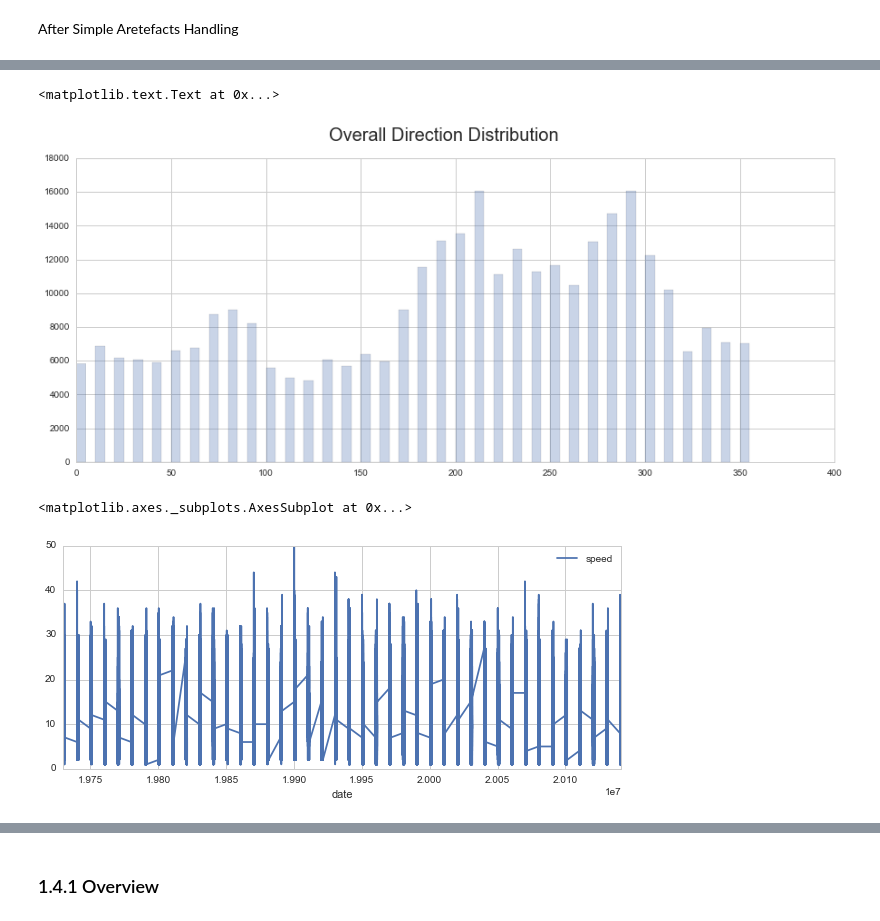
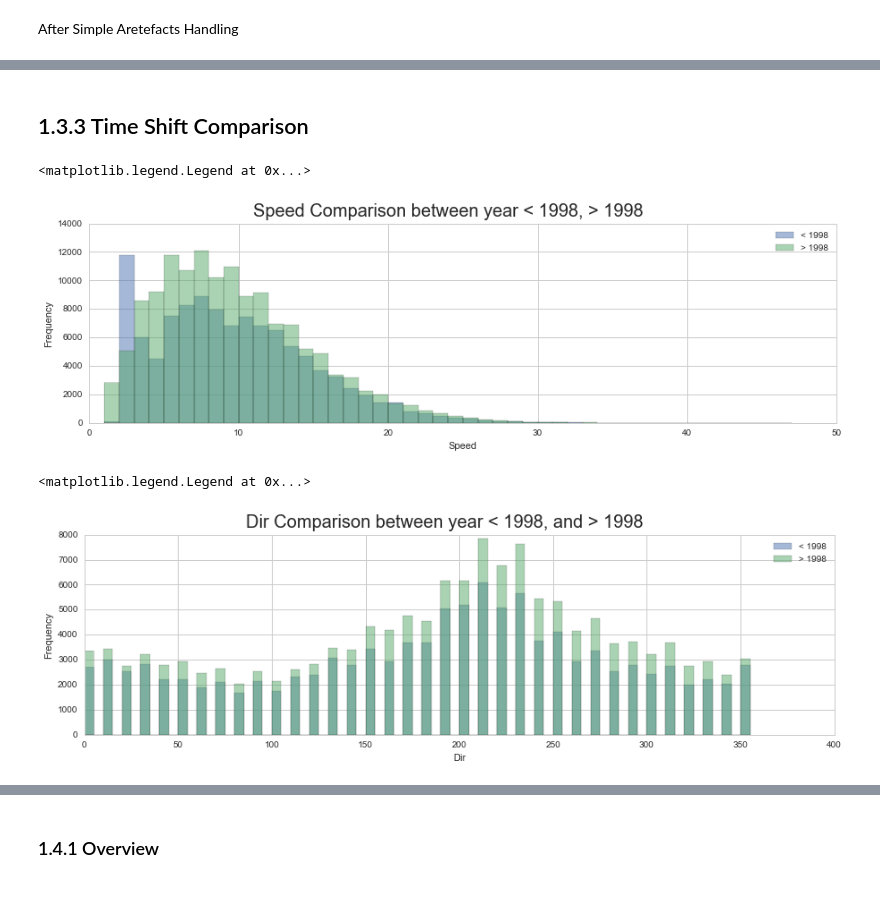
Before and after one commit to cqcn1991/Wind-Speed-Analysis, a Jupyter notebook: time_shift.ipynb, the cells around one changed output, grey strips where cells are left out. Cells and saved outputs as stored; diff of their text form; code cells hidden in the pictures; blank space fills up the shorter version.

```diff
--- a/time_shift.ipynb
+++ b/time_shift.ipynb
@@ -142,7 +137,8 @@ df['incre'].plot(kind='hist', bins=bins, legend=True)
 # %%
 # Simple Artefacts Handling
-df =  df[ (df['incre'] < 20)&(df['incre_reverse'] < 20)]
-df = df[df['dir'] % 10 <= 0.1]
+incre_threshold = 20 if knot_unit else 10
+df = df.query('(incre < @incre_threshold )&(incre_reverse < @incre_threshold )')
+df = df.query('dir % 10 <= 0.1')
 # %% [markdown]
 After Simple Aretefacts Handling
 # %%
@@ -202,0 +204,13 @@ plt.suptitle('Overall Speed Distribution', fontsize = 20)
+# %%
+# Data Selection
+if "ciampino" in ipath:
+    df = df[(df['HrMn'] % 100 == 15)|(df['HrMn'] % 100 == 45)|(df['HrMn'] % 100 == 20)|(df['HrMn'] % 100 == 50)]
+elif 'olympia' in ipath:
+    df = df
+else:
+    df = df.query('HrMn % 100 <= 0.1')
+# %%
+df = df.query("type==@report_type_most_used")
+
+df.query('date > 20000000')['HrMn'].plot(
+    kind='hist', alpha=0.5,figsize=(15, 4),bins=bins)
@@ -203,12 +220,38 @@ plt.suptitle('Overall Speed Distribution', fontsize = 20)
+# %% [markdown]
+## 1.3.3 Time Shift Comparison
+# %%
+mid_time = ((min(df.date)+max(df.date))/2 )
+start_year = int(ceil(min(df.date) /10000))
+end_year = 2015
+mid_year = int(np.average([start_year, end_year]))
+# %%
+# Comparison between year < 2000, and > 2000, looking for:
+# 1. Odd Even Bias
+# 2. Time Shift of Wind Speed Distribution
+bins = np.arange(min(df.speed), max(df.speed) + 1, 1)
+df[df['date'] < mid_year * 10000]['speed'].plot(
+    kind='hist', alpha=0.5,figsize=(15, 4),bins=bins, label='< %s' % mid_year)
+
+df[df['date'] > mid_year * 10000]['speed'].plot(
+    kind='hist', alpha=0.5,figsize=(15, 4),bins=bins, label='> %s' % mid_year)
+
+plt.xlabel("Speed")
+plt.suptitle('Speed Comparison between year < %s, > %s ' % (mid_year, mid_year), fontsize = 20)
+plt.legend()
+# %% [output]
+<matplotlib.legend.Legend at 0x...>
+[figure, added]
 # %%
 bins=np.arange(min(df.dir), max(df.dir) + 10, 5)
-df['dir'].hist(bins=bins, alpha=0.3,figsize=(15, 6))
-plt.suptitle('Overall Direction Distribution', fontsize = 20)
+df[df['date'] < mid_year * 10000]['dir'].plot(
+    kind='hist', alpha=0.5,figsize=(15, 4),bins=bins, label='< %s' % mid_year)
+
+df[df['date'] > mid_year * 10000]['dir'].plot(
+    kind='hist', alpha=0.5,figsize=(15, 4),bins=bins, label='> %s' % mid_year)
+
+plt.xlabel("Dir")
+plt.suptitle('Dir Comparison between year < %s, and > %s ' % (mid_year, mid_year), fontsize = 20)
+plt.legend()
 # %% [output]
-<matplotlib.text.Text at 0x...>
+<matplotlib.legend.Legend at 0x...>
-[figure, old version]
+[figure, new version]
-# %%
-df['speed'].plot(legend=True,figsize=(10,4), grid=True)
-# %% [output]
-<matplotlib.axes._subplots.AxesSubplot at 0x...>
-[figure, removed]
```
Also changed, not shown: parts of 80 cells of this notebook, 10 other files.
